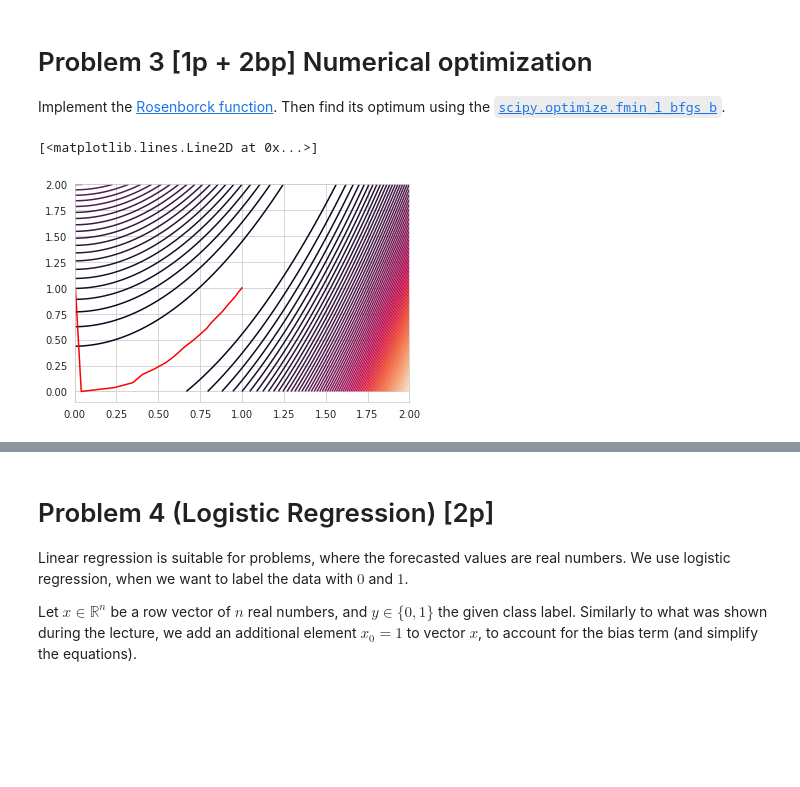
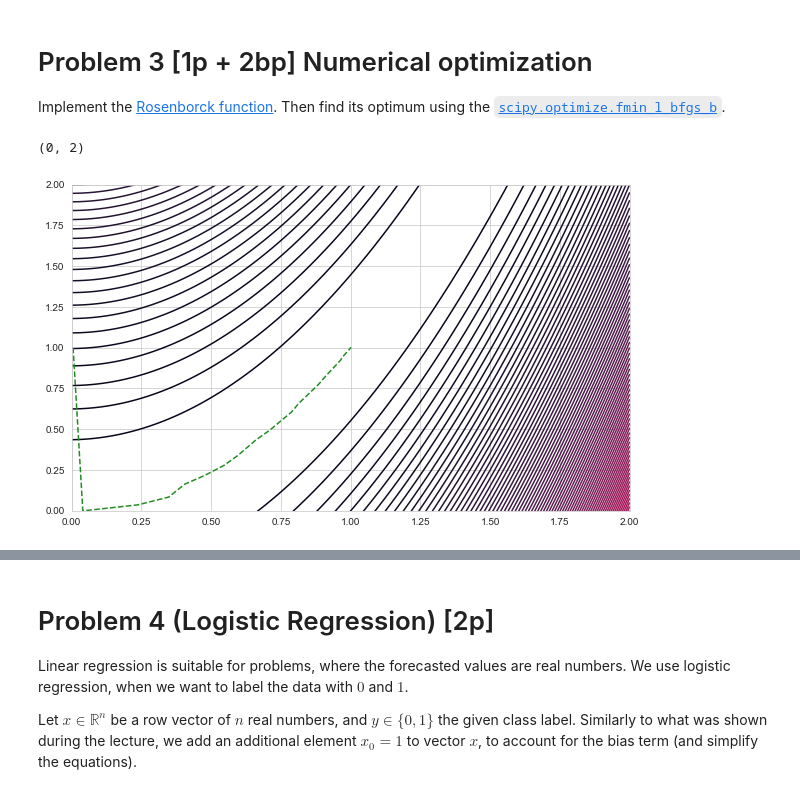
Before and after one commit to M-Grabias/Bayes_classifier, a Jupyter notebook: Assignment2.ipynb, the cells around one changed output, grey strips where cells are left out. Cells and saved outputs as stored; diff of their text form; code cells hidden in the pictures; blank space fills up the shorter version.

```diff
--- a/Assignment2.ipynb
+++ b/Assignment2.ipynb
@@ -522,16 +560,19 @@ Implement the [Rosenborck function](https://en.wikipedia.org/wiki/Rosenbrock_fun
 
 def rosenbrock_v(x):
     """Returns the value of Rosenbrock's function at x"""
-    return TOOD
+    return (1 - x[0])**2 + 100 * (x[1] - x[0]**2)**2
 
 
 def rosenbrock(x):
     """Returns the value of rosenbrock's function and its gradient at x
     """
-    val = TODO
-    # Gradient should be np.array
-    dVdX= TODO
-    return [val, dVdX]
+    val = rosenbrock_v(x)
+    #Gradient should be np.array
+    dVdx = -2 + 2 * x[0] - 400 * x[0] * (x[1] - x[0]**2)
+    dVdy = 200 * (x[1] - x[0]**2)
+    grad_V = np.array([dVdx, dVdy])
+
+    return [val, grad_V]
 
 
 #
@@ -542,28 +583,45 @@ for test_point in [[0.0, 0.0], [1.0, 1.0], [0.5, 1.0], [1.0, 0.5]]:
 # %%
 #
 # Use scipy.optimize.fmin_l_bfgs_b
 # Make a contour plot of the Rosenbrock function, plot the optimization path
 # on the coutnour plot
 #
 # Hint: to save the points you can use the callback argument!
 #
 
 lbfsg_hist = []
 
+x = np.arange(-2.0, 2.01, 0.01)
+
+xx, yy  = np.meshgrid(x, x)
+
+z = np.array([xx, yy]).reshape(2, -1)
+
+values = rosenbrock_v(z)
+
+
 
 def save_hist(x):
     lbfsg_hist.append(np.array(x))
 
 
 x_start = [0.0, 2.0]
-lbfsgb_ret = sopt.fmin_l_bfgs_b(
-    rosenbrock, x_start, callback=save_hist
-lbfsgb_ret = sopt.fmin_l_bfgs_b(TODO, TODO, callback=save_hist)
+
+lbfsgb_ret = sopt.fmin_l_bfgs_b(rosenbrock, x_start, callback=save_hist)
+
+opt_trac_x = [x[0] for x in lbfsg_hist]
+opt_trac_y = [y[1] for y in lbfsg_hist]
+
 
 # TODO: plot the countours of the function and overlay the optimization trajectory
+plt.figure(figsize = (10,6))
+plt.contour(xx, yy, values.reshape(xx.shape), 200)
+plt.plot(opt_trac_x, opt_trac_y, c = 'forestgreen', ls = '--')
+plt.xlim(0,2)
+plt.ylim(0,2)
 # %% [output]
-[<matplotlib.lines.Line2D at 0x...>]
+(0, 2)
-[figure, old version]
+[figure, new version]
 # %%
 #
 # Bonus problem
```
Also changed, not shown: parts of 9 cells of this notebook.
